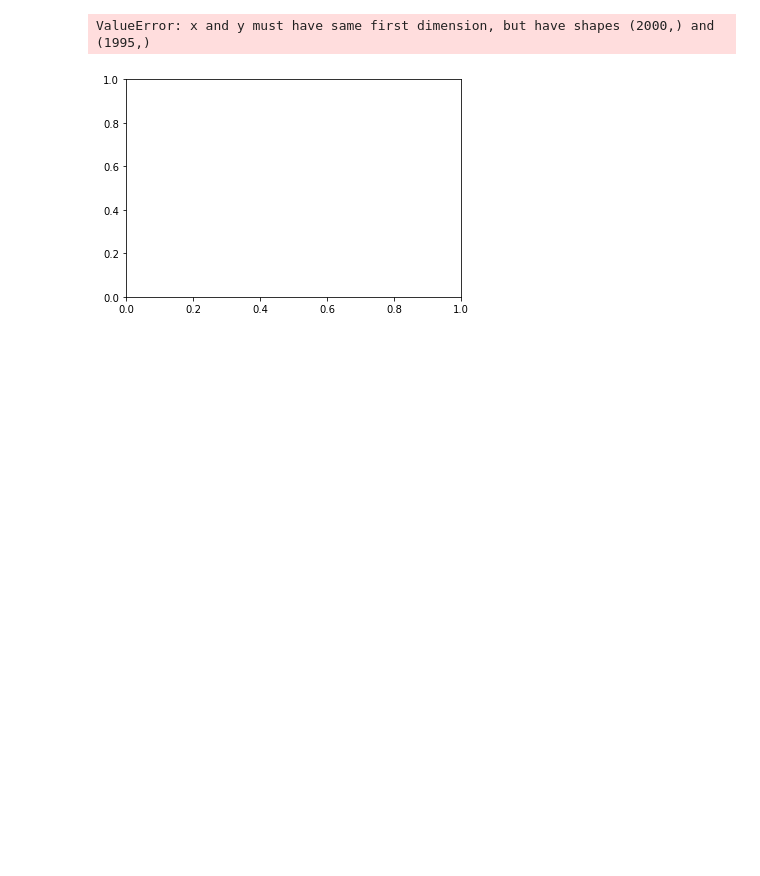
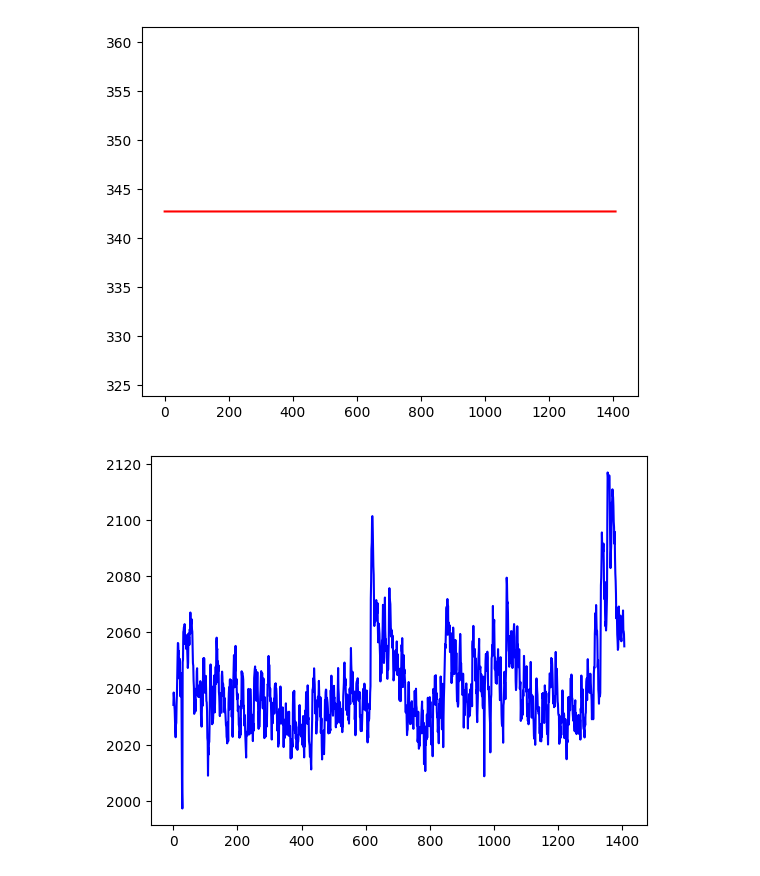
Before and after one commit to Kapoorlabs-paris/goodplacedeeplearning, a Jupyter notebook: PredictResponseStimuli/Time_series_prediction.ipynb, the cells around one changed output. Saved outputs shown, nothing was run; the diff lists cells and outputs as text; code cells hidden in the pictures; blank space fills up the shorter version.

```diff
--- a/PredictResponseStimuli/Time_series_prediction.ipynb
+++ b/PredictResponseStimuli/Time_series_prediction.ipynb
@@ -11,8 +20,9 @@ from keras.models import load_model
 # %%
-model_dir = 'C:/Users/rando/Downloads/stimuli_response/models/'
-file = 'C:/Users/rando/Downloads/stimuli_response/920nm_100mW_bin4x_100msExp_sinSquare_2secPeriod_1.csv'
+model_dir = '/home/ubuntu/stimuli_response/models/'
+file = '/home/ubuntu/stimuli_response/920nm_100mW_bin4x_100msExp_sinSquare_2secPeriod_1.csv'
 
-
+start = 128
+end = 1536
 
 stimuli = []
 stimuli_data = pd.read_csv(file, header = None)
@@ -22,7 +32,7 @@ stimuli.append(stimuli_data_array[:,0])
 stimuli = np.asarray(stimuli)[0,:]
 plt.plot(np.arange(stimuli.shape[0]),stimuli, color = 'b', linestyle='dotted')
 plt.show()
-
-stimuli = np.reshape(stimuli, (1,stimuli.shape[0], 1))
+stimuli = stimuli[start:end]
+stimuli = np.reshape(stimuli, (1,end-start, 1))
 print(stimuli.shape)
 # %% [output]
@@ -31,13 +41,13 @@ print(stimuli.shape)
 # %%
-model = load_model(model_dir + 'ROI2.h5')
+model = load_model(model_dir + 'ROI1.h5')
 
 prediction = model.predict(stimuli)[:,:,0]
 print(prediction.shape)
 time = np.arange(prediction.shape[1])
 data = prediction[0,:]
-gt = stimuli_data_array[:,1]
+gt = stimuli_data_array[start:end,1]
 
-plt.plot(time[5:-5],data[5:-5], color = 'r')
+plt.plot(time,data, color = 'r')
 plt.show()
 plt.plot(time,gt, color = 'b')
 plt.show()
@@ -47,2 +57,2 @@ plt.show()
-ValueError: x and y must have same first dimension, but have shapes (2000,) and (1995,)
-[figure, old version]
+[figure, new version]
+[figure, added]
```
Also changed, not shown: parts of 3 cells of this notebook, 1 other file.
